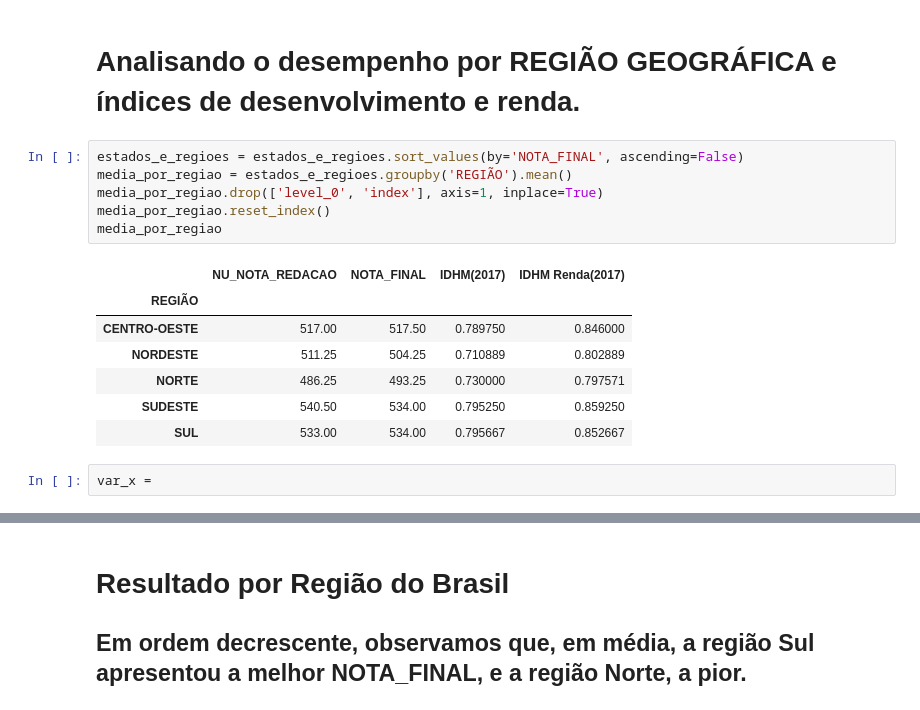
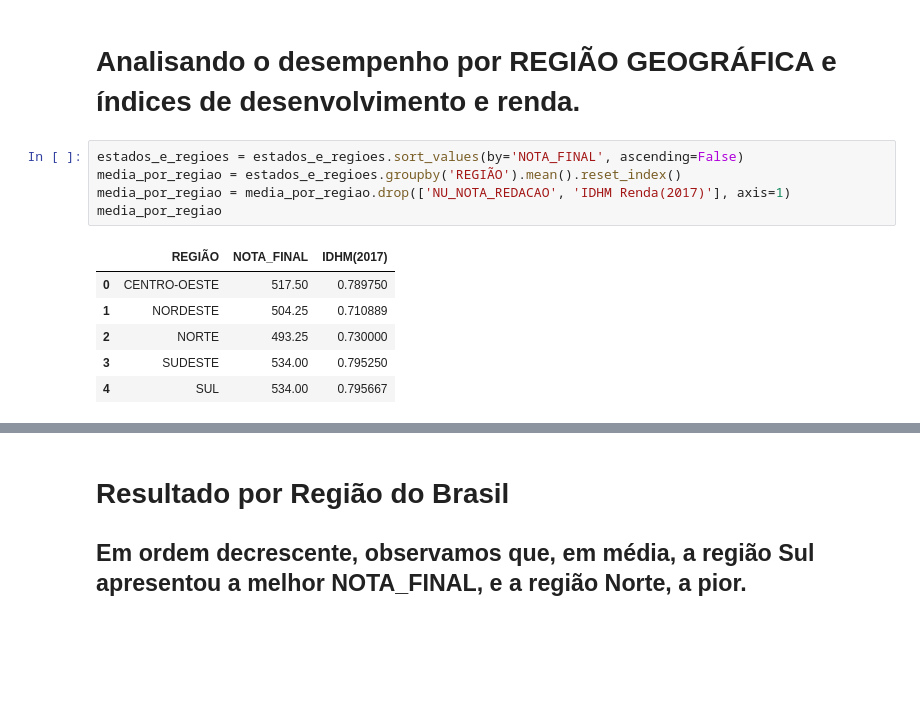
Before and after one commit to audreymoreira/case_ENEM_2017, a Jupyter notebook: Vistas_do_ENEM_2017.ipynb, the cells around one changed output, grey strips where cells are left out. Drawn from its saved outputs; the diff is of its cells as text; blank space fills up the shorter version.

```diff
--- a/Vistas_do_ENEM_2017.ipynb
+++ b/Vistas_do_ENEM_2017.ipynb
@@ -403,17 +410,13 @@ estados_e_regioes.loc[estados_e_regioes['NOTA_FINAL'] == melhor_estado]
 # Analisando o desempenho por REGIÃO GEOGRÁFICA e índices de desenvolvimento e renda.
 # %%
 estados_e_regioes = estados_e_regioes.sort_values(by='NOTA_FINAL', ascending=False)
-media_por_regiao = estados_e_regioes.groupby('REGIÃO').mean()
-media_por_regiao.drop(['level_0', 'index'], axis=1, inplace=True)
-media_por_regiao.reset_index()
+media_por_regiao = estados_e_regioes.groupby('REGIÃO').mean().reset_index()
+media_por_regiao = media_por_regiao.drop(['NU_NOTA_REDACAO', 'IDHM Renda(2017)'], axis=1)
 media_por_regiao
 # %% [output]
-|  | NU_NOTA_REDACAO | NOTA_FINAL | IDHM(2017) | IDHM Renda(2017) |
-| REGIÃO |  |  |  |  |
-| CENTRO-OESTE | 517.00 | 517.50 | 0.789750 | 0.846000 |
-| NORDESTE | 511.25 | 504.25 | 0.710889 | 0.802889 |
-| NORTE | 486.25 | 493.25 | 0.730000 | 0.797571 |
-| SUDESTE | 540.50 | 534.00 | 0.795250 | 0.859250 |
-| SUL | 533.00 | 534.00 | 0.795667 | 0.852667 |
+|  | REGIÃO | NOTA_FINAL | IDHM(2017) |
+| 0 | CENTRO-OESTE | 517.50 | 0.789750 |
+| 1 | NORDESTE | 504.25 | 0.710889 |
+| 2 | NORTE | 493.25 | 0.730000 |
+| 3 | SUDESTE | 534.00 | 0.795250 |
+| 4 | SUL | 534.00 | 0.795667 |
-# %%
-var_x =
```
Also changed, not shown: parts of 17 cells of this notebook.
